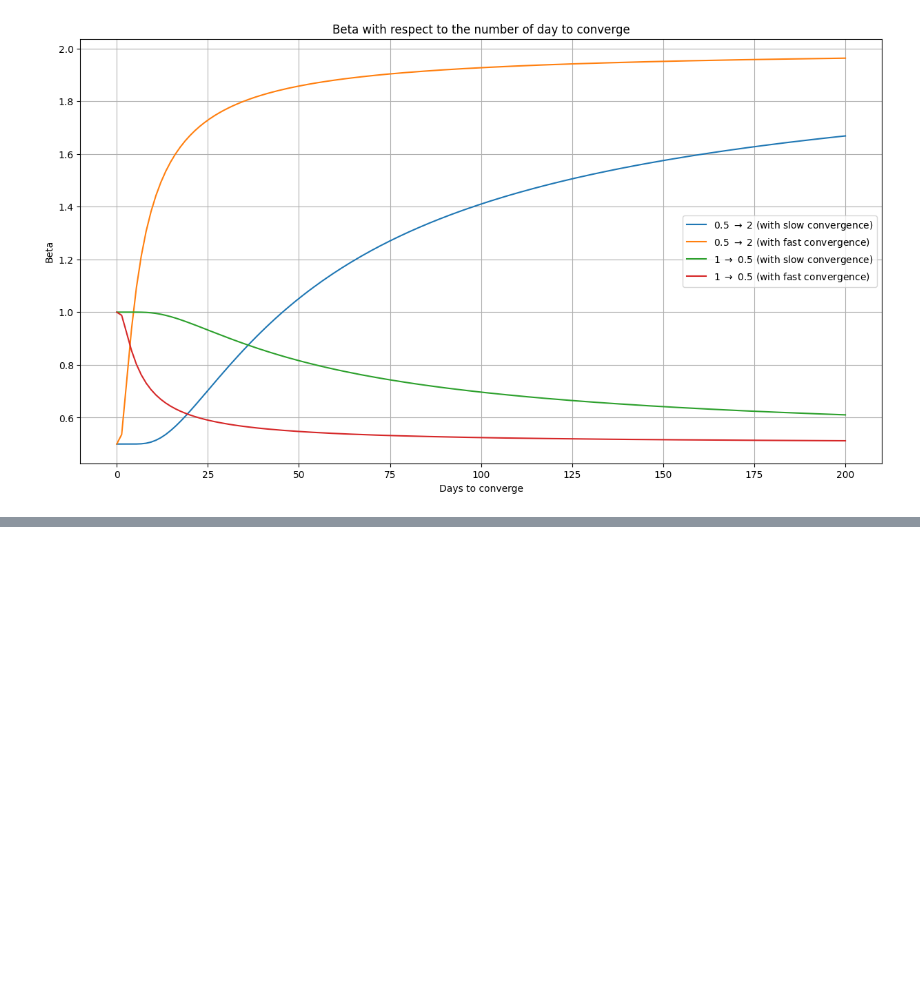
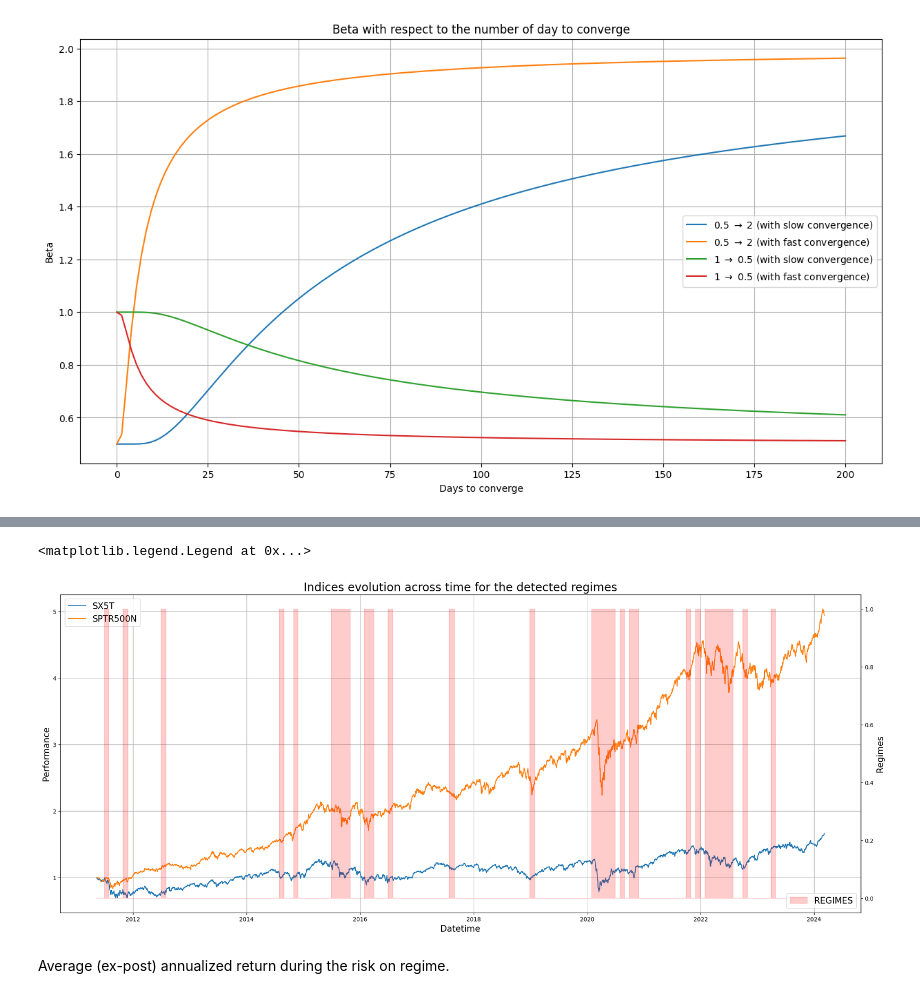
Before and after one commit to BaptisteZloch/Cross-Asset-Investment-Solutions, a Jupyter notebook: src/backtest_portoflio.ipynb, the cells around one changed output, grey strips where cells are left out. Cells and saved outputs as stored; diff of their text form; code cells hidden in the pictures; blank space fills up the shorter version.

```diff
--- a/src/backtest_portoflio.ipynb
+++ b/src/backtest_portoflio.ipynb
@@ -82,7 +98,8 @@ Our universe is composed of 11 assets.
 # %%
-univ_obj = Universe(market_column="SPTR500N",
-                    keep_only_benchmark_universe=False)
+univ_obj = Universe(market_column="SPTR500N", keep_only_benchmark_universe=False)
+
 universe_df = univ_obj.get_universe_returns()
+
 universe_df
 # %% [output]
 |  | EUROPE _VALUE_FACTOR | WATER_ESG | STOXX_EUROPE 600_TECHNOLOGY | STOXX_EUROPE 600_HEALTHCARE | EPSILON_TREND | ... |
@@ -255,0 +295,29 @@ ax.legend(fontsize=15)
+# %%
+fig, ax = plt.subplots(1, 1, figsize=(25, 10))
+universe_data = universe_df.iloc[20:].copy()
+universe_data["REGIMES"] = regimes["Regime"]
+
+ax.plot(universe_data.index, (universe_data.SX5T + 1).cumprod(), label="SX5T")
+ax.plot(universe_data.index, (universe_data.SPTR500N + 1).cumprod(), label="SPTR500N")
+ax_l = ax.twinx()
+ax_l.fill_between(
+    universe_data.index,
+    universe_data["REGIMES"],
+    alpha=0.2,
+    color="red",
+    step="pre",
+    label="REGIMES",
+)
+ax_l.set_xlabel("Market regime (0=bull, 1=bear)", fontsize=15)
+ax.set_xlabel("Datetime", fontsize=15)
+ax_l.set_ylabel("Regimes", fontsize=15)
+ax.set_ylabel("Performance", fontsize=15)
+ax.set_title(f"Indices evolution across time for the detected regimes", fontsize=20)
+ax.grid()
+ax_l.legend(fontsize=15, loc="lower right")
+ax.legend(fontsize=15)
+# %% [output]
+<matplotlib.legend.Legend at 0x...>
+[figure, added]
+# %% [markdown]
+Average (ex-post) annualized return during the risk on regime.
```
Also changed, not shown: parts of 19 cells of this notebook, 14 other files.
